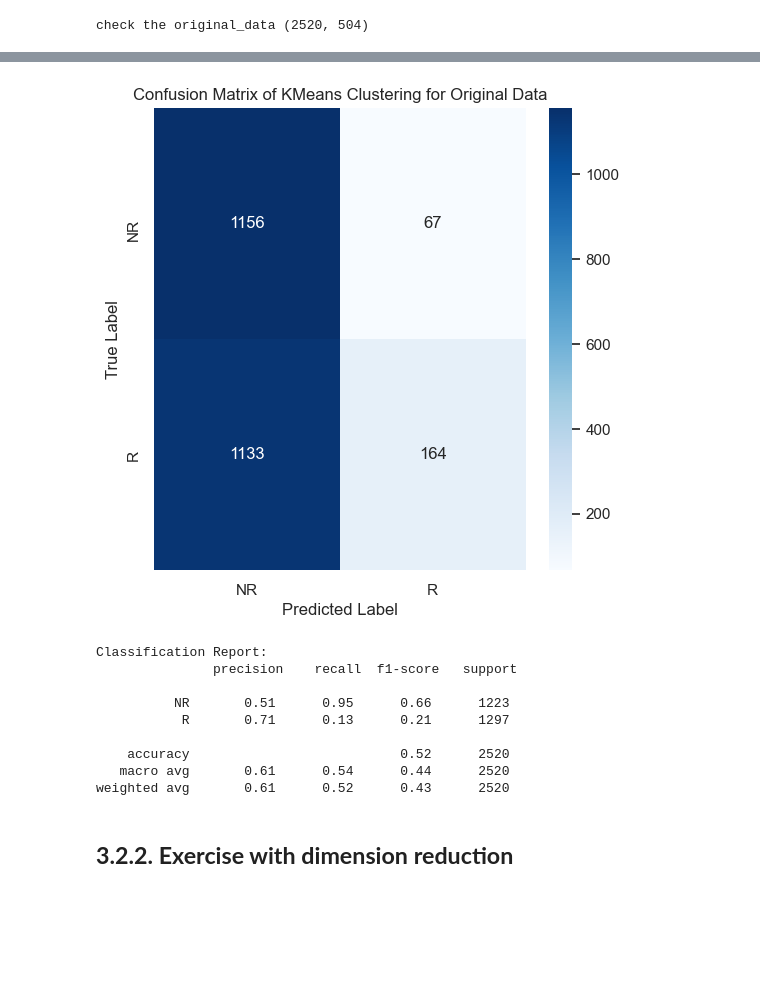
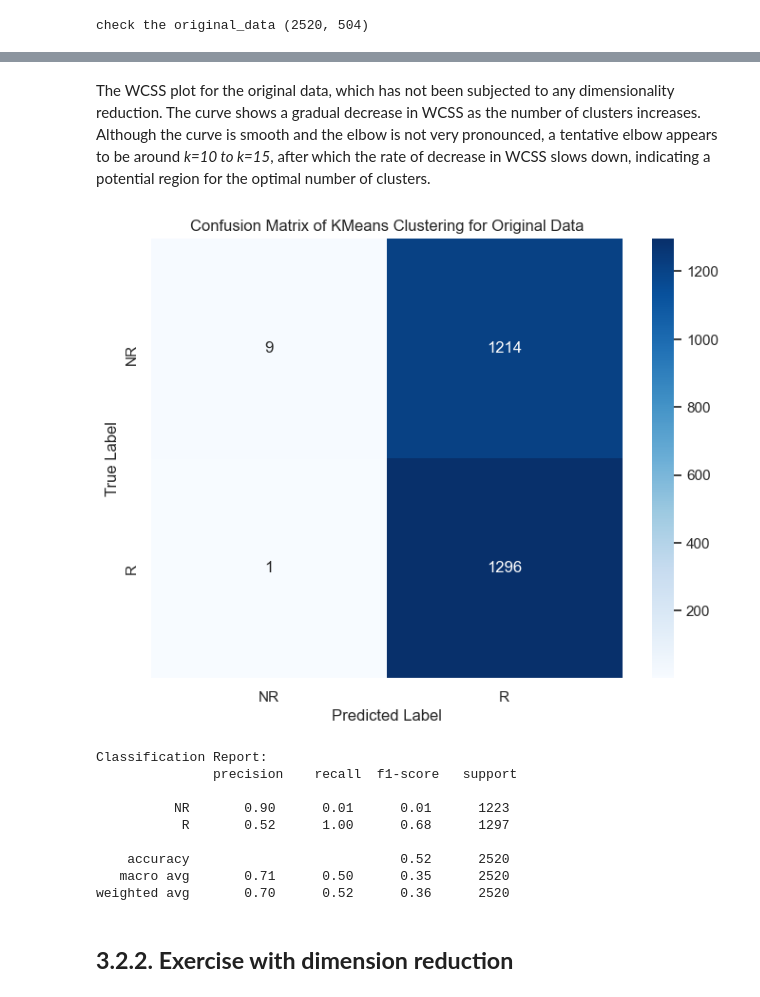
Before and after one commit to MengqiLI0907/Advanced-Spatial-Analysis, a Jupyter notebook: Assignment1.ipynb, the cells around one changed output, grey strips where cells are left out. Cells and saved outputs as stored; diff of their text form; code cells hidden in the pictures; blank space fills up the shorter version.

```diff
--- a/Assignment1.ipynb
+++ b/Assignment1.ipynb
@@ -290,7 +329,7 @@ print("check the original_data",original_data.shape)
 check the original_data (2520, 504)
 # %%
 # List of k values
-k_values = range(2, 30)
+k_values = range(2, 50)
 
 # List of withinss values
 withinss_values = []
@@ -316,6 +355,8 @@ plt.show()
+# %% [markdown]
+The WCSS plot for the original data, which has not been subjected to any dimensionality reduction. The curve shows a gradual decrease in WCSS as the number of clusters increases. Although the curve is smooth and the elbow is not very pronounced, a tentative elbow appears to be around *k=10 to k=15*, after which the rate of decrease in WCSS slows down, indicating a potential region for the optimal number of clusters.
 # %%
 # Fit the KMeans model
-best_original_k = 15
+best_original_k = 12
 kmeans = KMeans(n_clusters=best_original_k, random_state=42)
 kmeans.fit(original_data)
 
@@ -326,44 +367,44 @@ predicted_labels = kmeans.predict(original_data)
 label_mapping = {}
 for cluster_id in set(predicted_labels):
     # Indices of rows in this cluster
     cluster_indices = predicted_labels == cluster_id
     # True labels of rows in this cluster
     real_labels = data.loc[cluster_indices, 'label']
     # Most common true label in this cluster
     most_common_label = mode(real_labels).mode[0]
     # Map cluster ID to the most common true label
     label_mapping[cluster_id] = most_common_label
 
 # Apply the mapping
 mapped_predicted_labels = pd.Series(predicted_labels).map(label_mapping)
 
 # Compute the confusion matrix
 conf_matrix = confusion_matrix(data['label'], mapped_predicted_labels)
 class_report = classification_report(data['label'], mapped_predicted_labels)
 
 # Plot the confusion matrix
-plt.figure(figsize=(6, 6))
+plt.figure(figsize=(8, 6))
 sns.heatmap(conf_matrix, annot=True, fmt='d', cmap='Blues',
             xticklabels=np.unique(data['label']),
             yticklabels=np.unique(data['label']))
 plt.xlabel('Predicted Label')
 plt.ylabel('True Label')
 plt.title('Confusion Matrix of KMeans Clustering for Original Data')
 plt.show()
 
 # Print the classification report
 print("Classification Report:\n", class_report)
 # %% [output]
-[figure, old version]
+[figure, new version]
 Classification Report:
                precision    recall  f1-score   support
 
-          NR       0.51      0.95      0.66      1223
-           R       0.71      0.13      0.21      1297
+          NR       0.90      0.01      0.01      1223
+           R       0.52      1.00      0.68      1297
 
     accuracy                           0.52      2520
-   macro avg       0.61      0.54      0.44      2520
-weighted avg       0.61      0.52      0.43      2520
+   macro avg       0.71      0.50      0.35      2520
+weighted avg       0.70      0.52      0.36      2520
 # %% [markdown]
 ## **3.2.2. Exercise with dimension reduction**
 # %% [markdown]
```
Also changed, not shown: parts of 37 cells of this notebook, 3 other files.
